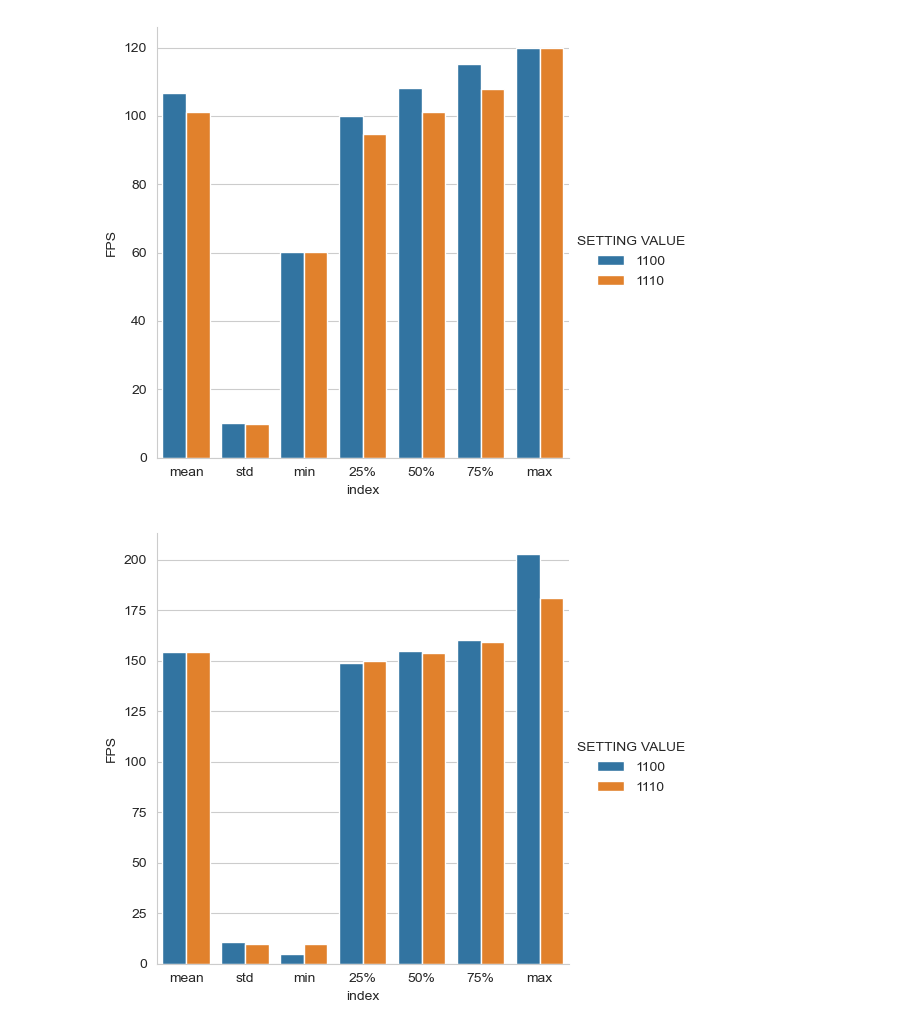
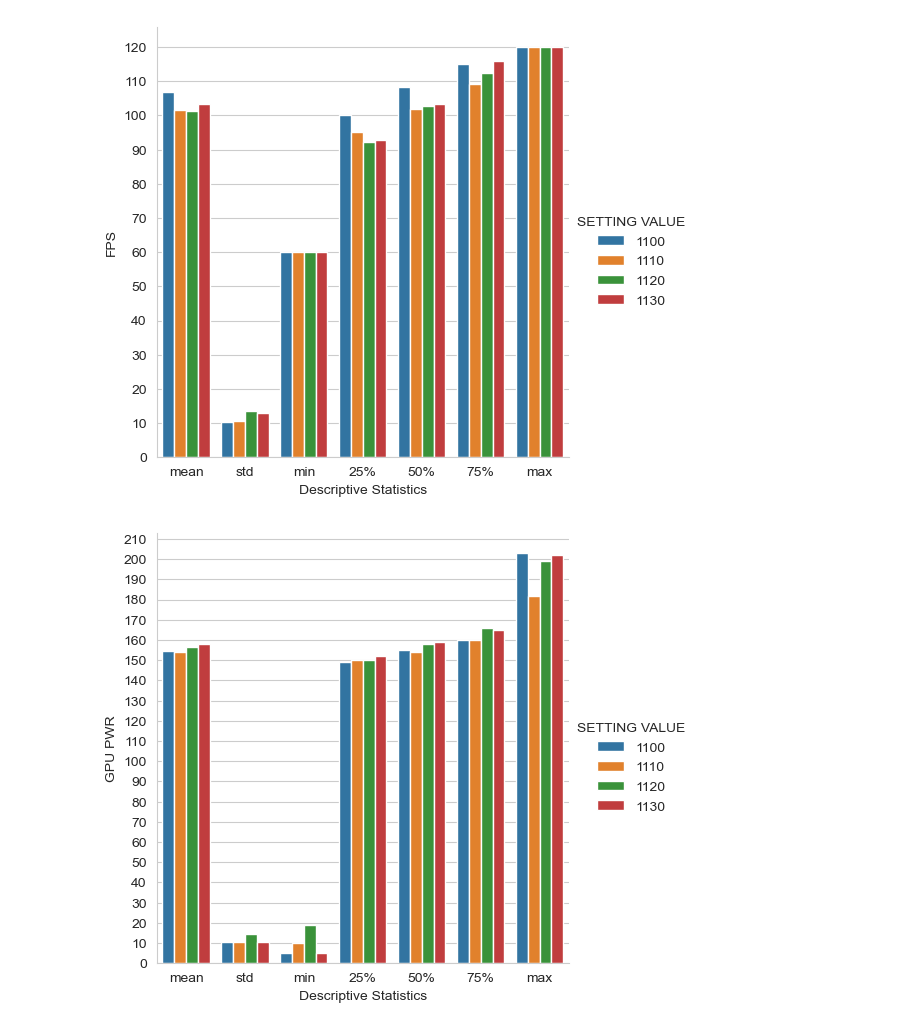
Before and after one commit to basil1015/gpu-performance-logs, a Jupyter notebook: Voltage.ipynb, the cells around one changed output. Drawn from its saved outputs; the diff is of its cells as text; code cells hidden in the pictures.

Commit message:
데이터프레임 연결 개선
SETTING VALUES가 2개에서 4개로 늘어남에 따라 SETTING VALUES가 3개 이상이어도 오류가 생기지 않도록 개선

```diff
--- a/Voltage.ipynb
+++ b/Voltage.ipynb
@@ -113,15 +104,18 @@ fps_describe.columns = setting_values
+# %%
+fps_describe = pd.concat([performance_logs[performance_logs['SETTING VALUE'] == setting_value]['FPS'].describe().drop('count') for setting_value in setting_values], axis=1)
+fps_describe.columns = setting_values
 # %%
 melted_fps_describe = fps_describe.reset_index().melt(id_vars='index', var_name='SETTING VALUE', value_name='FPS')
 # %%
 fps_describe_g = sns.catplot(
     data=melted_fps_describe,
     kind='bar',
     x='index',
     y='FPS',
     hue='SETTING VALUE',
 )
-melted_fps_describe_g.set_axis_labels('Descriptive Statistics')
-melted_fps_describe_g.ax.yaxis.set_major_locator(ticker.MultipleLocator(5))
+fps_describe_g.set_axis_labels('Descriptive Statistics')
+fps_describe_g.ax.yaxis.set_major_locator(ticker.MultipleLocator(10))
 # %% [output]
-[figure, old version]
+[figure, new version]
 # %%
@@ -139,10 +128,10 @@ power_describe_g = sns.catplot(
     data=melted_power_describe,
     kind='bar',
     x='index',
-    y='FPS',
+    y='GPU PWR',
     hue='SETTING VALUE',
 )
-melted_fps_describe_g.set_axis_labels('Descriptive Statistics')
-melted_fps_describe_g.ax.yaxis.set_major_locator(ticker.MultipleLocator(5))
+power_describe_g.set_axis_labels('Descriptive Statistics')
+power_describe_g.ax.yaxis.set_major_locator(ticker.MultipleLocator(10))
 # %% [output]
-[figure, old version]
+[figure, new version]
```
Also changed, not shown: parts of 7 cells of this notebook.
